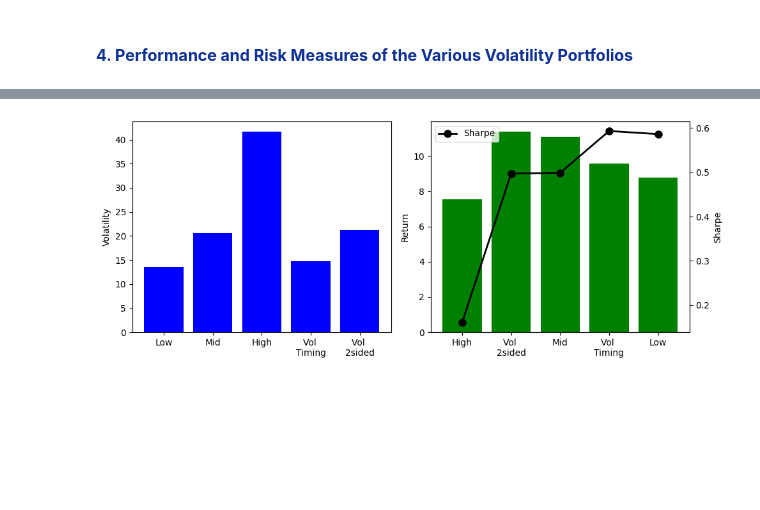
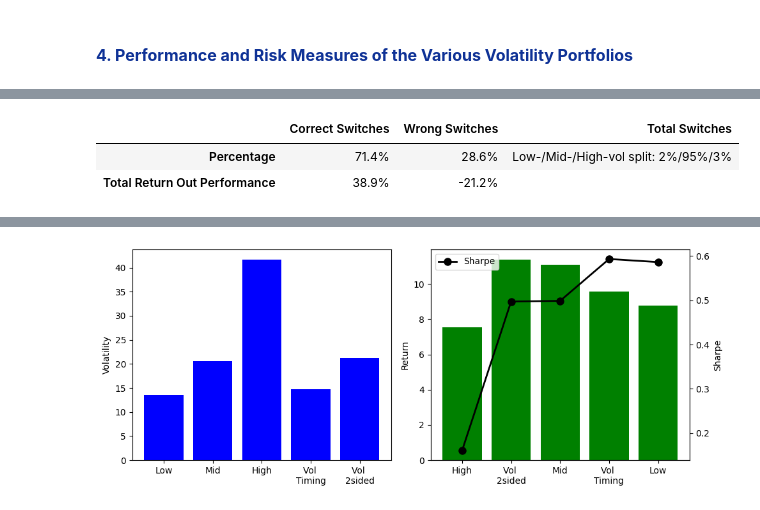
Before and after one commit to NaimLehbiben/Python-API-Bloomberg, a Jupyter notebook: Notebook.ipynb, the cells around one changed output, grey strips where cells are left out. Saved outputs shown, nothing was run; the diff lists cells and outputs as text; code cells hidden in the pictures; blank space fills up the shorter version.

```diff
--- a/Notebook.ipynb
+++ b/Notebook.ipynb
@@ -121,3 +107,12 @@ print(switch_performance_df)
+# %%
+asset_indices = {ticker :item for ticker, item in asset_indices_monthly_all.items() if ticker in
+                 ["LowVolatilityDecile", "MidVolatilityDecile", "HighVolatilityDecile", "VolatilityTiming2sided"]}
+
+IndexPlotter.disp_switch_stats(asset_indices, other_data, risk_free_rate_ticker)
+# %% [output]
+|  | Correct Switches | Wrong Switches | Total Switches |
+| Percentage | 71.4% | 28.6% | Low-/Mid-/High-vol split: 2%/95%/3% |
+| Total Return Out Performance | 38.9% | -21.2% |  |
 # %%
 perf_metrics_df = IndexPlotter.display_asset_indices_metrics(asset_indices_monthly_all,
                                                              other_data,risk_free_rate_ticker)
```
Also changed, not shown: parts of 11 cells of this notebook, 2 other files.
